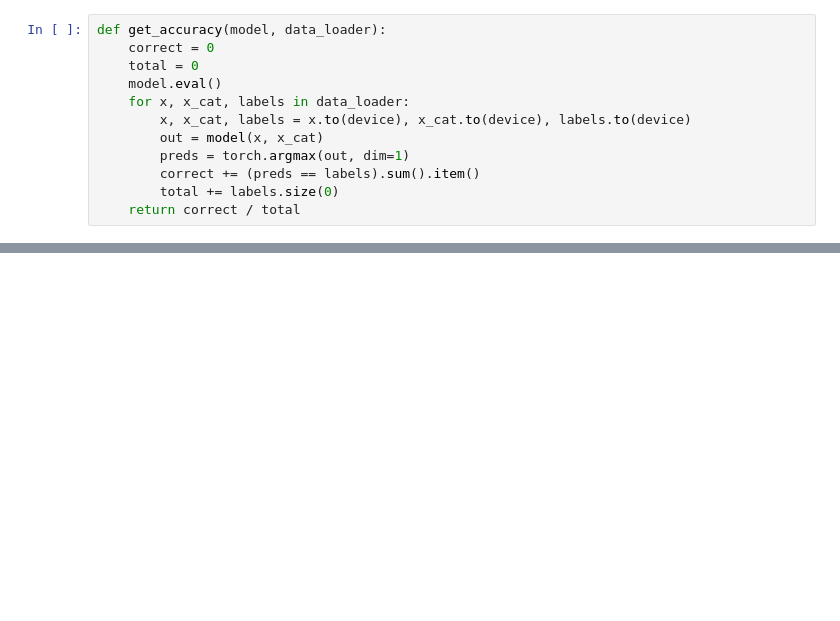
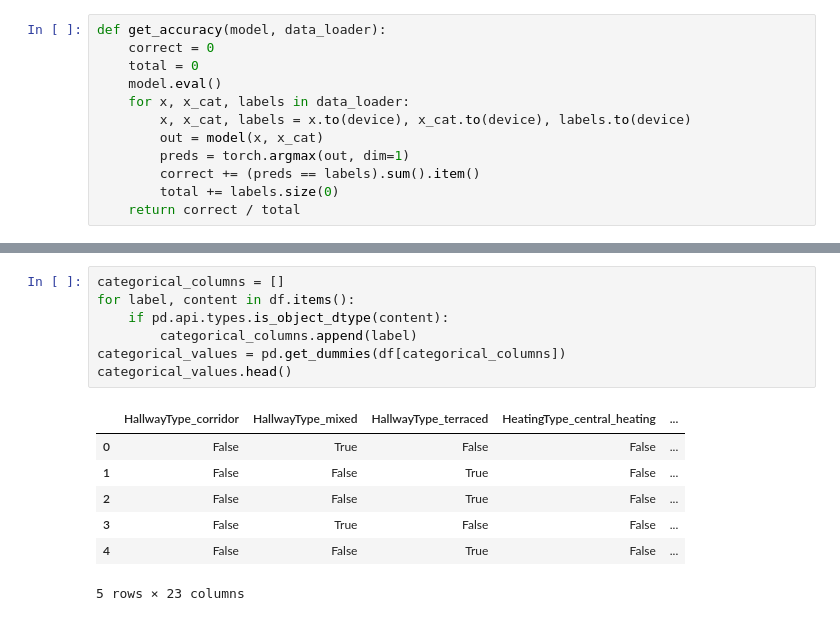
Before and after one commit to pgrzankowski/ssne, a Jupyter notebook: main.ipynb, the cells around one changed output, grey strips where cells are left out. Cells and saved outputs as stored; diff of their text form; blank space fills up the shorter version.

```diff
--- a/main.ipynb
+++ b/main.ipynb
@@ -269,0 +277,15 @@ plt.ylabel("Mean Epoch Loss")
+# %%
+categorical_columns = []
+for label, content in df.items():
+    if pd.api.types.is_object_dtype(content):
+        categorical_columns.append(label)
+categorical_values = pd.get_dummies(df[categorical_columns])
+categorical_values.head()
+# %% [output]
+|  | HallwayType_corridor | HallwayType_mixed | HallwayType_terraced | HeatingType_central_heating | ... |
+| 0 | False | True | False | False | ... |
+| 1 | False | False | True | False | ... |
+| 2 | False | False | True | False | ... |
+| 3 | False | True | False | False | ... |
+| 4 | False | False | True | False | ... |
+5 rows × 23 columns
```
Also changed, not shown: parts of 9 cells of this notebook, 1 other file.
